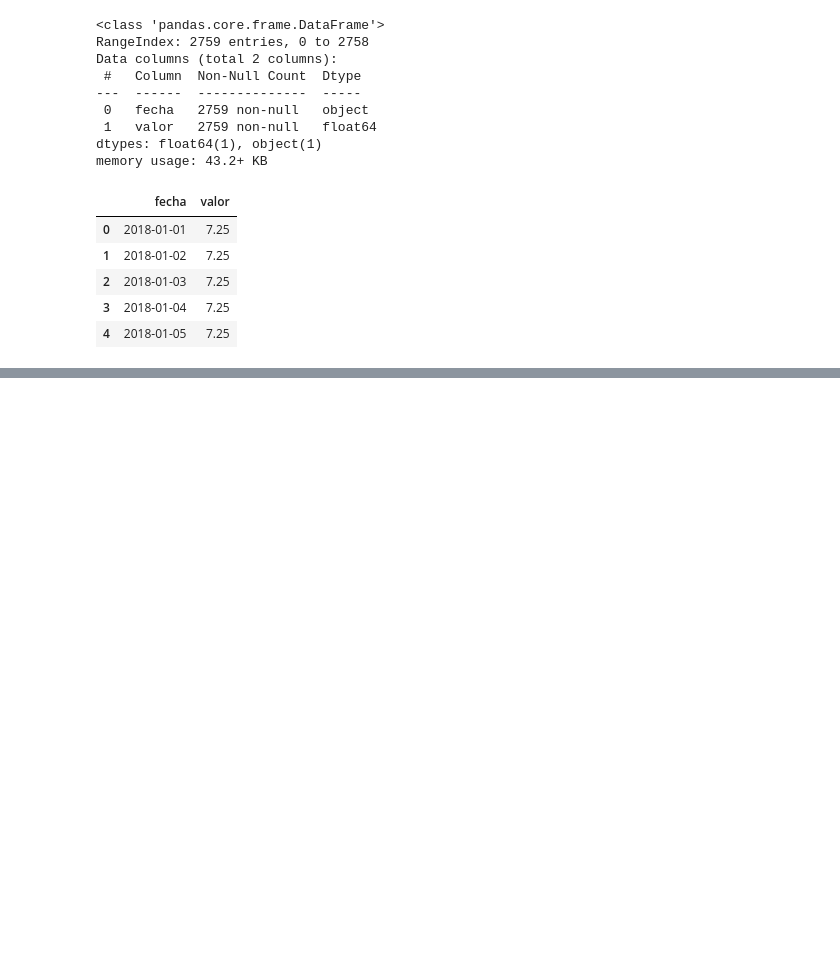
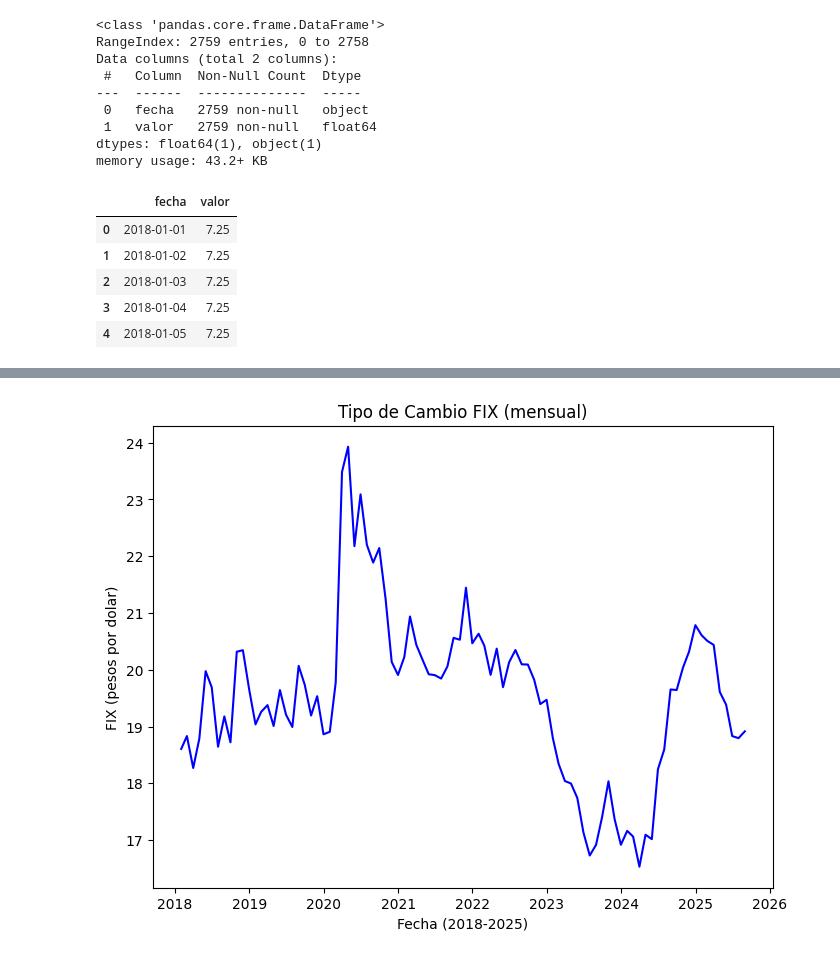
Before and after one commit to AmaKings9/banxico-analisis-inpc-fix-politica, a Jupyter notebook: notebooks/exploracion_data.ipynb, the cells around one changed output, grey strips where cells are left out. Cells and saved outputs as stored; diff of their text form; code cells hidden in the pictures; blank space fills up the shorter version.

```diff
--- a/notebooks/exploracion_data.ipynb
+++ b/notebooks/exploracion_data.ipynb
@@ -70,0 +170,10 @@ memory usage: 43.2+ KB
+# %%
+fig, ax = plt.subplots(figsize=(8, 6))
+ax.plot(macro_m_df["fecha"], macro_m_df["fix"], color="blue")
+ax.set_title("Tipo de Cambio FIX (mensual)")
+ax.set_xlabel("Fecha (2018-2025)")
+ax.set_ylabel("FIX (pesos por dolar)")
+plt.savefig("../figuras/serie_fix_2018_2025.png", dpi=300, bbox_inches="tight")
+plt.show()
+# %% [output]
+[figure, added]
```
Also changed, not shown: parts of 13 cells of this notebook, 5 other files.
